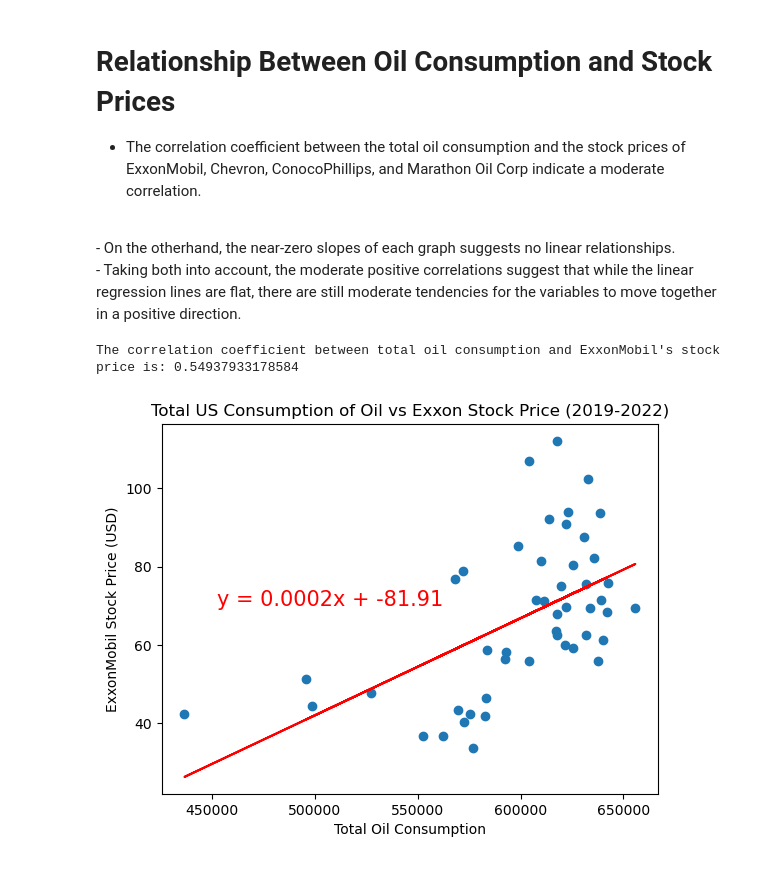
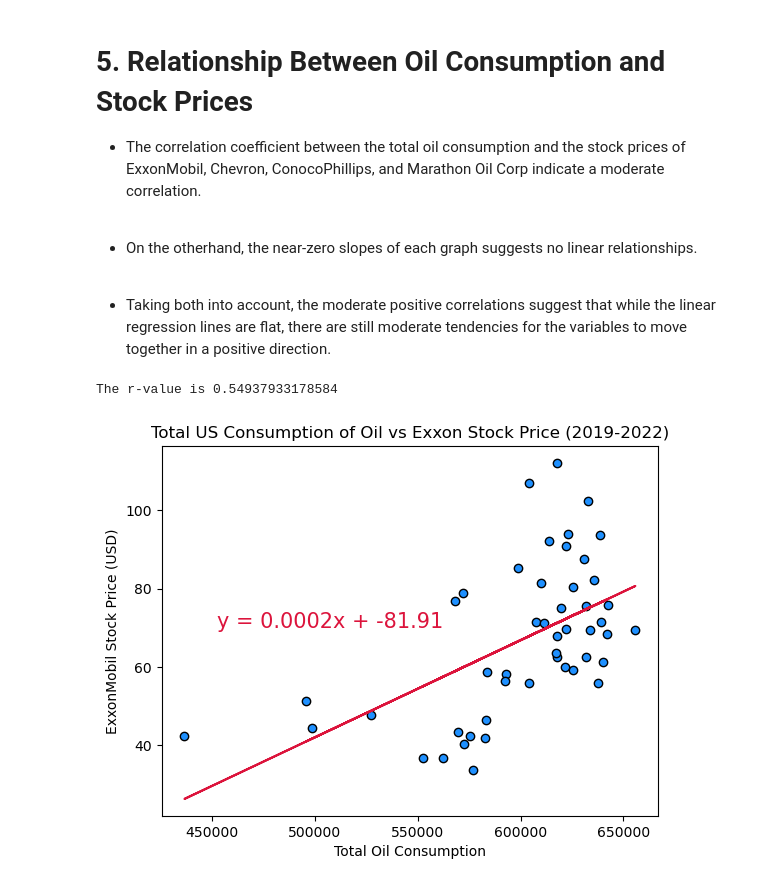
Before and after one commit to SIWhang213/Project-1-group-4, a Jupyter notebook: Oil vs Stock/energy_stock.ipynb, the cells around one changed output. Saved outputs shown, nothing was run; the diff lists cells and outputs as text; code cells hidden in the pictures.

```diff
--- a/Oil vs Stock/energy_stock.ipynb
+++ b/Oil vs Stock/energy_stock.ipynb
@@ -284,25 +256,27 @@ plt.legend(title="Year")
 # %% [markdown]
-# Relationship Between Oil Consumption and Stock Prices
+# 5. Relationship Between Oil Consumption and Stock Prices
 - The correlation coefficient between the total oil consumption and the stock prices of ExxonMobil, Chevron, ConocoPhillips, and Marathon Oil Corp indicate a moderate correlation.
 <br>
+
 - On the otherhand, the near-zero slopes of each graph suggests no linear relationships.
 <br>
+
 - Taking both into account, the moderate positive correlations suggest that while the linear regression lines are flat, there are still moderate tendencies for the variables to move together in a positive direction.
 # %%
 correlation = st.pearsonr(oil_df.values.flatten(), exxon_df.values.flatten())
-print(f"The correlation coefficient between total oil consumption and ExxonMobil's stock price is: {correlation[0]}")
+print(f"The r-value is {correlation[0]}")
 (slope, intercept, rvalue, pvalue, stderr) = linregress(oil_df.values.flatten(), exxon_df.values.flatten())
 regressvalues = slope * oil_df.values.flatten() + intercept
 line_equation = f"y = {round(slope,4)}x + {round(intercept,2)}"
-plt.scatter(oil_df.values.flatten(), exxon_df.values.flatten())
-plt.plot(oil_df.values.flatten(), regressvalues, 'r-')
-plt.annotate(line_equation, (452500,70), fontsize=15, color='r')
+plt.scatter(oil_df.values.flatten(), exxon_df.values.flatten(), edgecolors='black', facecolors='dodgerblue')
+plt.plot(oil_df.values.flatten(), regressvalues, 'crimson')
+plt.annotate(line_equation, (452500,70), fontsize=15, color='crimson')
 plt.title('Total US Consumption of Oil vs Exxon Stock Price (2019-2022)')
 plt.ylabel('ExxonMobil Stock Price (USD)')
 plt.xlabel('Total Oil Consumption')
 plt.show()
 # %% [output]
-The correlation coefficient between total oil consumption and ExxonMobil's stock price is: 0.54937933178584
+The r-value is 0.54937933178584
-[figure, old version]
+[figure, new version]
 # %%
 correlation = st.pearsonr(oil_df.values.flatten(), chevron_df.values.flatten())
```
Also changed, not shown: parts of 17 cells of this notebook.
